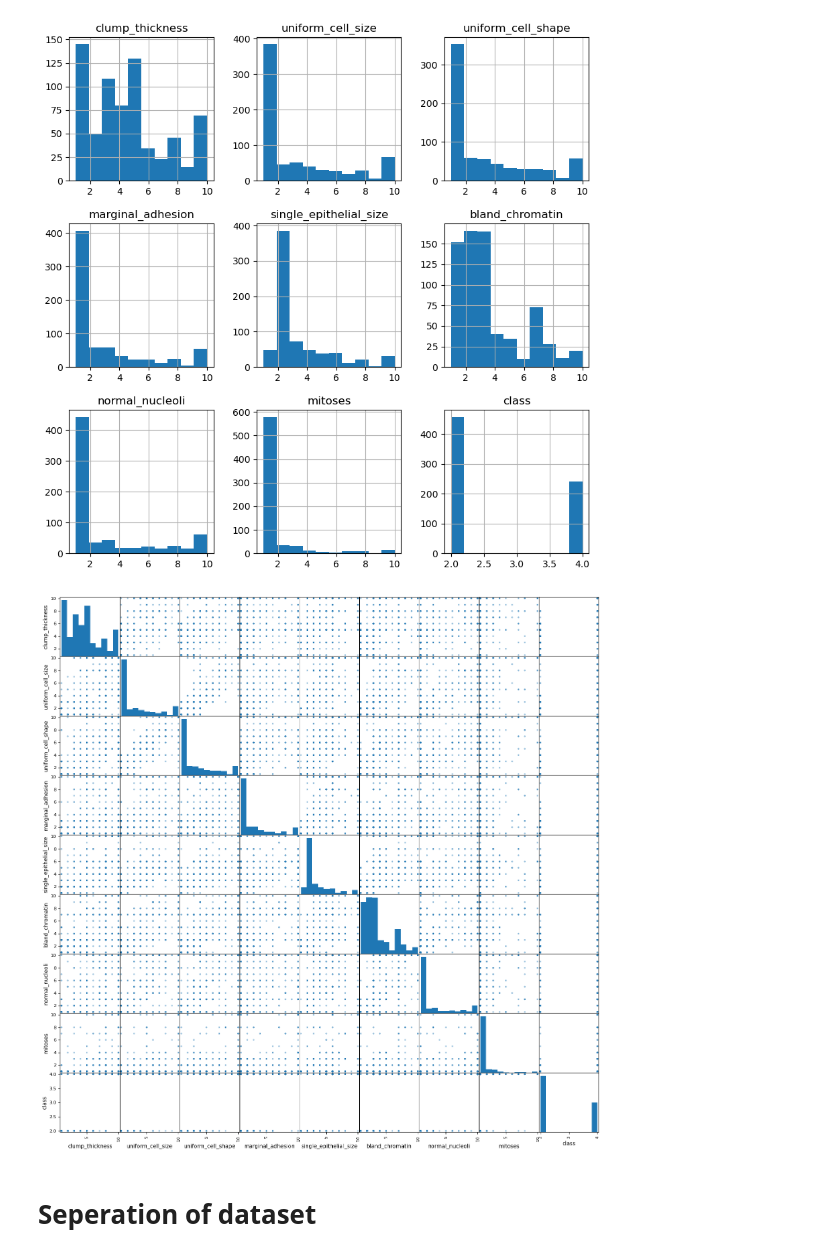
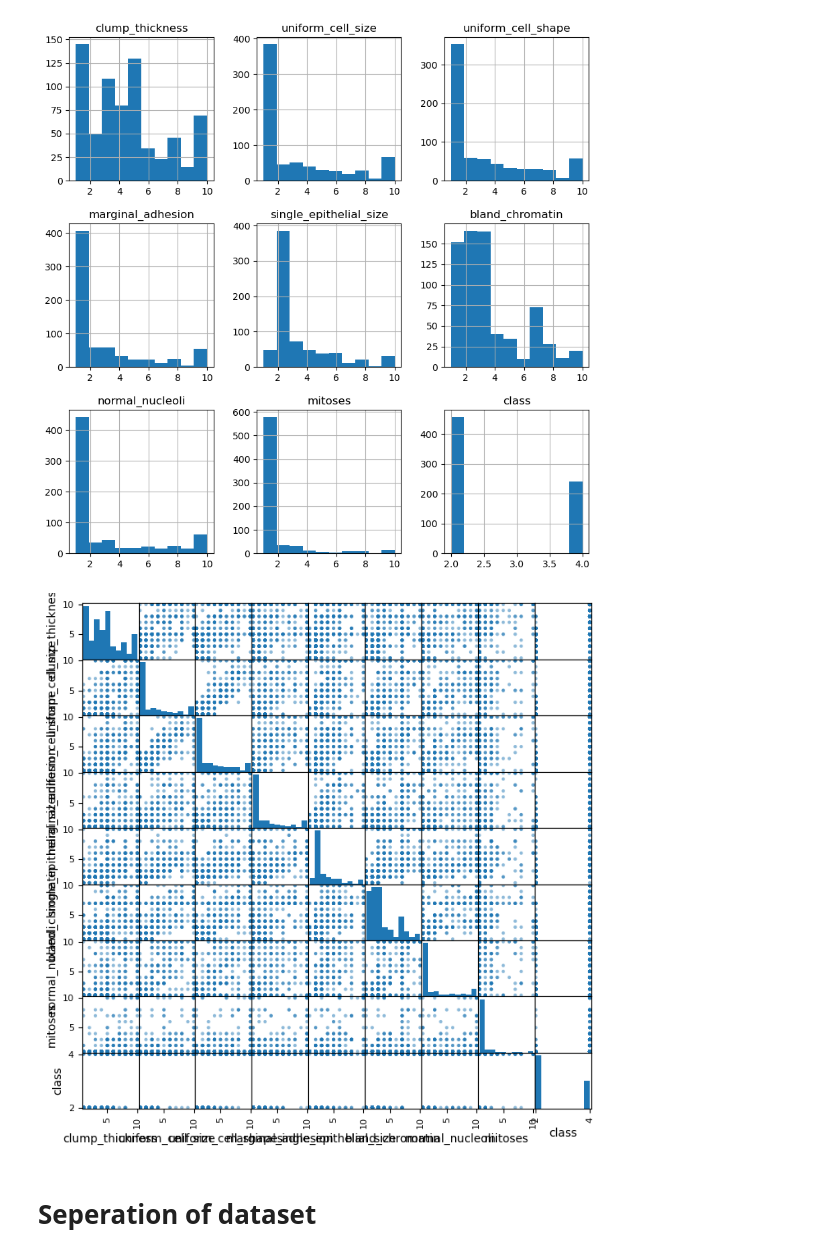
Before and after one commit to junwlee/KoreaUniv, a Jupyter notebook: 24-Fall/CloudComputing/practice/breast-cancer-wisconsin.ipynb, the cells around one changed output. Drawn from its saved outputs; the diff is of its cells as text; code cells hidden in the pictures.

Commit message:
Change figure size of scatter matrix

```diff
--- a/24-Fall/CloudComputing/practice/breast-cancer-wisconsin.ipynb
+++ b/24-Fall/CloudComputing/practice/breast-cancer-wisconsin.ipynb
@@ -84,11 +84,11 @@ plt.show()
 # %%
 from pandas.plotting import scatter_matrix
 
 # Scatter matrix for correlation
-scatter_matrix(df, figsize = (18,18))
+scatter_matrix(df, figsize = (8,8))
 plt.show()
 # %% [output]
-[figure, old version]
+[figure, new version]
 # %% [markdown]
 # Seperation of dataset
 # %%
```
